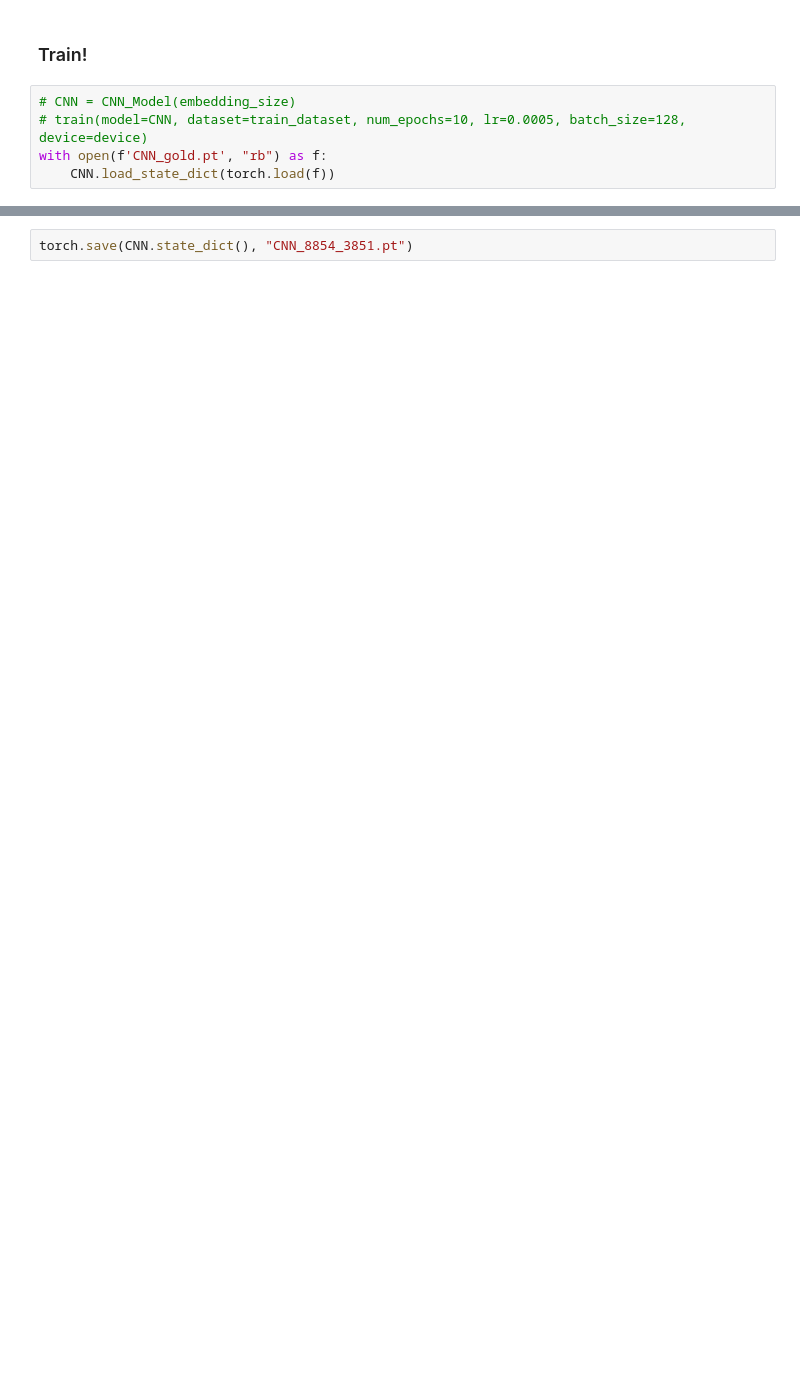
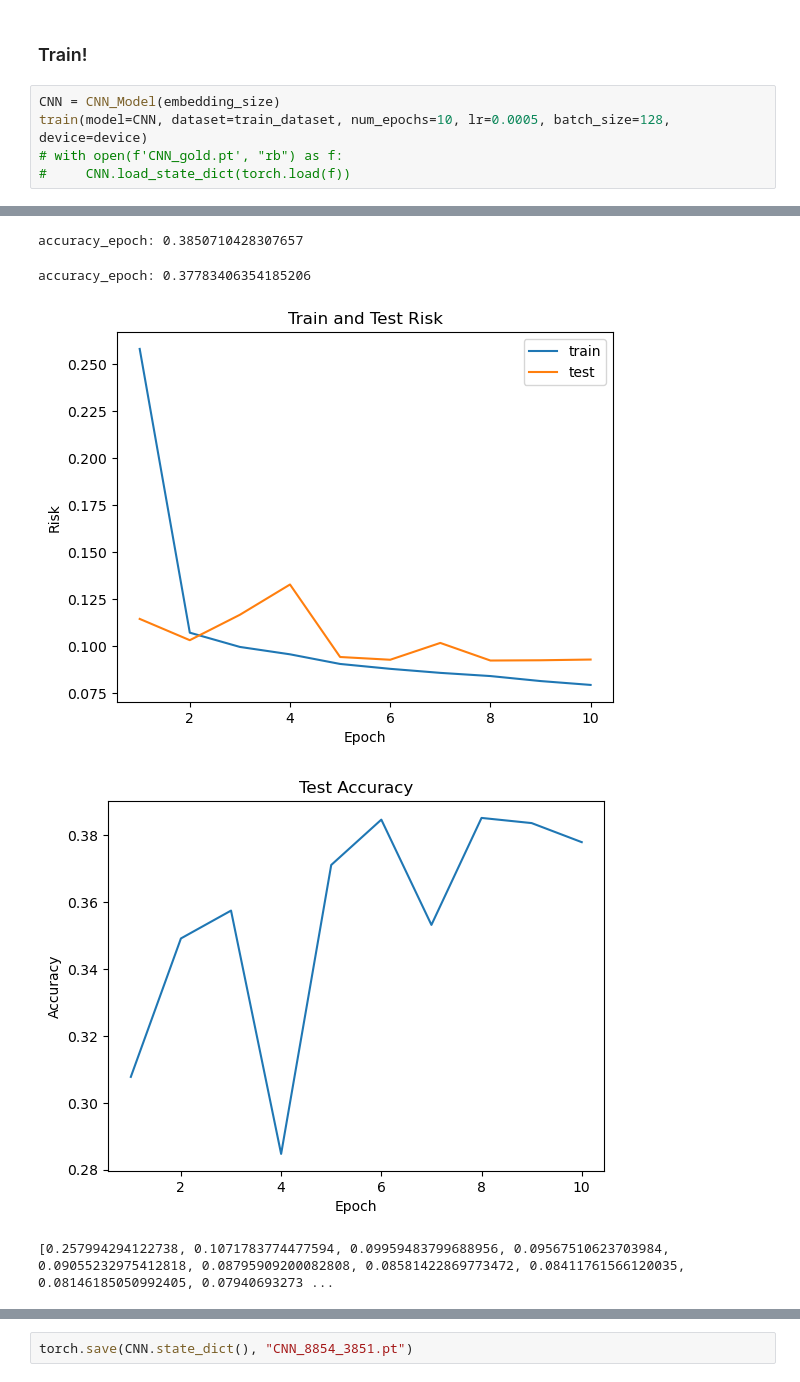
Before and after one commit to ZixiQu/SentiMind, a Jupyter notebook: source/SentiMind.ipynb, the cells around one changed output, grey strips where cells are left out. Drawn from its saved outputs; the diff is of its cells as text; blank space fills up the shorter version.

```diff
--- a/source/SentiMind.ipynb
+++ b/source/SentiMind.ipynb
@@ -505,7 +501,8 @@ test(CNN, test_dataset, loss_function, device)
 # %% [markdown]
 ### Train!
 # %%
-# CNN = CNN_Model(embedding_size)
-# train(model=CNN, dataset=train_dataset, num_epochs=10, lr=0.0005, batch_size=128, device=device)
-with open(f'CNN_gold.pt', "rb") as f:
-    CNN.load_state_dict(torch.load(f))
+CNN = CNN_Model(embedding_size)
+train(model=CNN, dataset=train_dataset, num_epochs=10, lr=0.0005, batch_size=128, device=device)
+# with open(f'CNN_gold.pt', "rb") as f:
+#     CNN.load_state_dict(torch.load(f))
+# %% [output]
@@ -512,3 +512,8 @@ with open(f'CNN_gold.pt', "rb") as f:
+accuracy_epoch: 0.3850710428307657
+accuracy_epoch: 0.37783406354185206
+[figure, added]
+[figure, added]
+[0.257994294122738, 0.1071783774477594, 0.09959483799688956, 0.09567510623703984, 0.09055232975412818, 0.08795909200082808, 0.08581422869773472, 0.08411761566120035, 0.08146185050992405, 0.07940693273 ...
 # %%
 # keep training the loaded model to see if a better model can be trained. Lower the lr
 train(model=CNN, dataset=train_dataset, num_epochs=5, lr=0.0002, batch_size=128, device=device)
```
Also changed, not shown: parts of 14 cells of this notebook.
